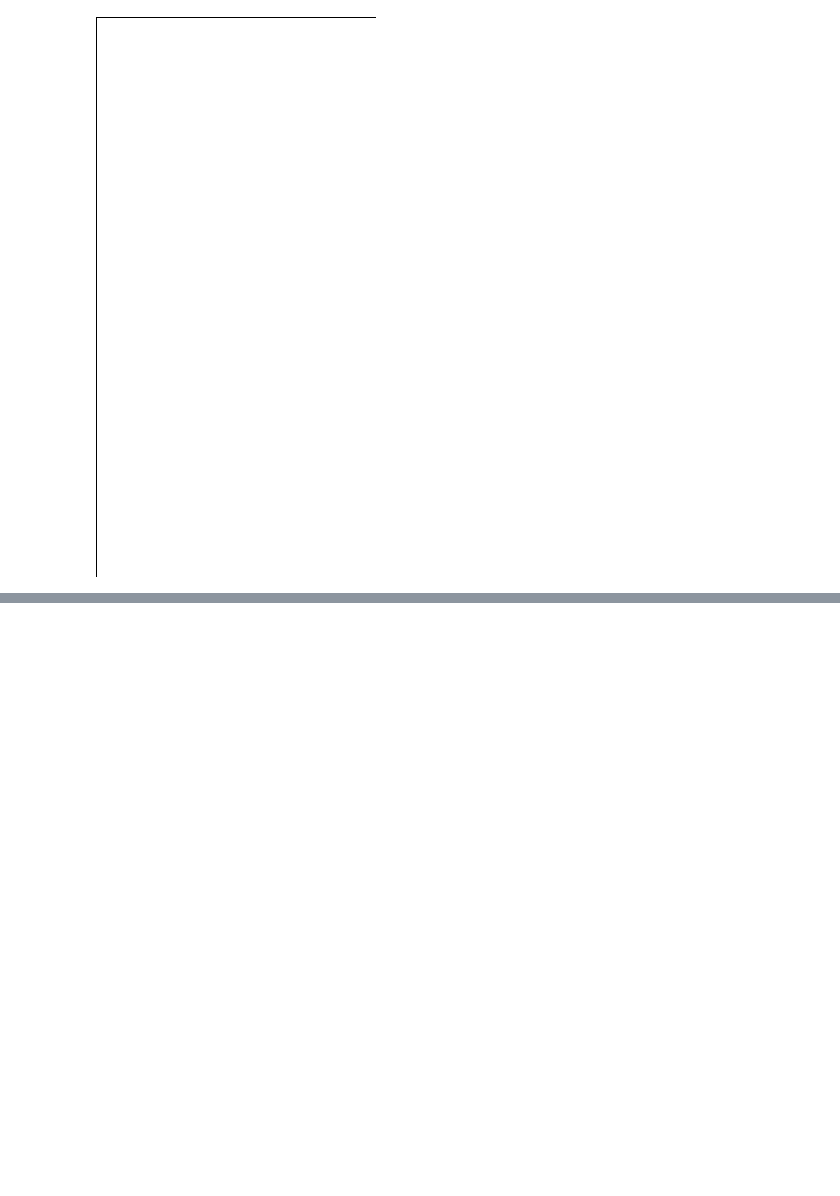
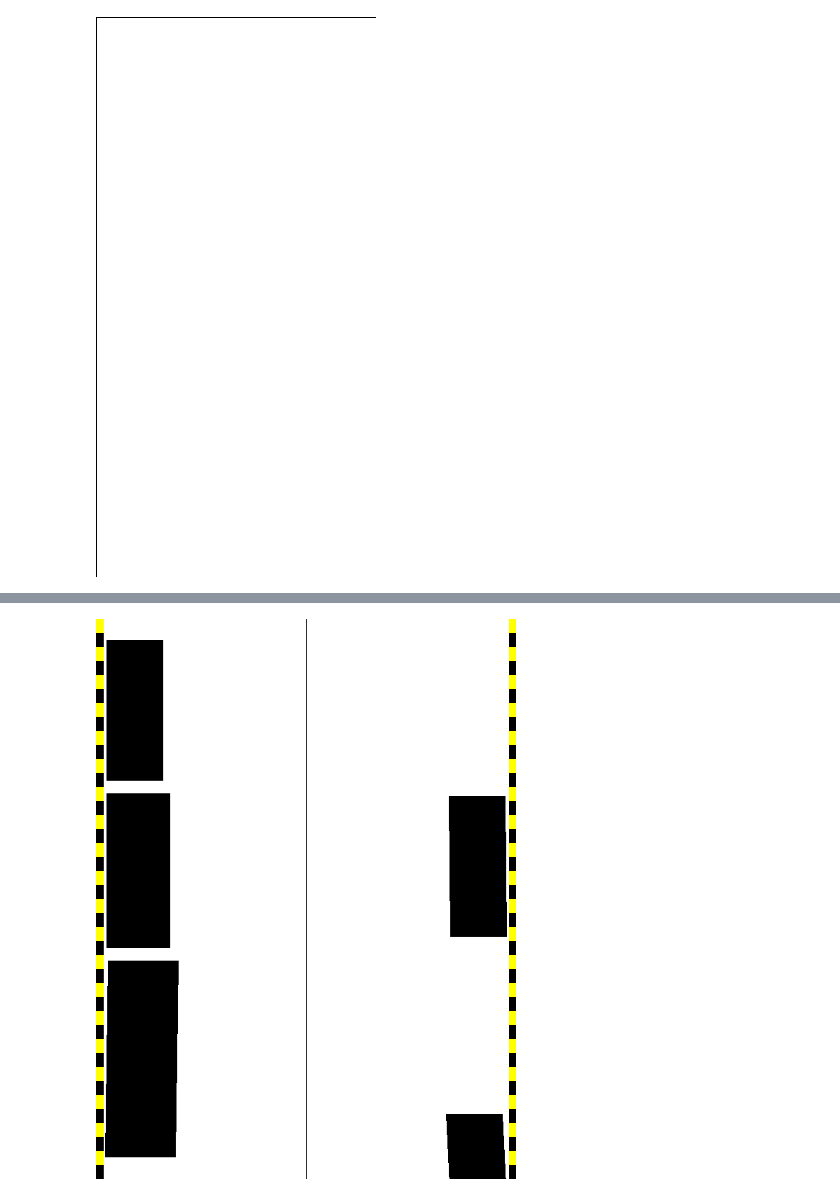
Before and after one commit to Hydra-Bolt/ParkingScenarioGenerator, a Jupyter notebook: experimenting.ipynb, the cells around one changed output, grey strips where cells are left out. Drawn from its saved outputs; the diff is of its cells as text; code cells hidden in the pictures; blank space fills up the shorter version.

```diff
--- a/experimenting.ipynb
+++ b/experimenting.ipynb
@@ -116,0 +160,95 @@ street.save('street.png')
+# %%
+from PIL import Image, ImageDraw
+
+# Constants for the curb
+PROTRUDE = 10  # Width of the curb
+CURB_SEGMENT_HEIGHT = 20  # Height of each yellow/black curb segment
+CAR_LENGTH = 100
+VEHICLES = {"car": (80, 200), "jeep": (90, 220), "truck": (100, 280)}
+
+def createCurbs(draw, streetWidth, streetHeight, curbWidth, segmentHeight, colors=("yellow", "black")):
+    current_y = 0
+    color_index = 0
+
+    # Draw alternating segments on the left curb
+    while current_y < streetHeight:
+        draw.rectangle(
+            (0, current_y, curbWidth, min(current_y + segmentHeight, streetHeight)),
+            fill=colors[color_index]
+        )
+        color_index = (color_index + 1) % 2  # Alternate between colors
+        current_y += segmentHeight
+
+    # Reset variables for the right curb
+    current_y = 0
+    color_index = 0
+
+    # Draw alternating segments on the right curb
+    while current_y < streetHeight:
+        draw.rectangle(
+            (streetWidth - curbWidth, current_y, streetWidth, min(current_y + segmentHeight, streetHeight)),
+            fill=colors[color_index]
+        )
+        color_index = (color_index + 1) % 2  # Alternate between colors
+        current_y += segmentHeight
+
+def fillLane(image, draw, lane, traffic, vehicles):
+    current_y = 30
+    while current_y < image.height:
+        psNoise = random.randint(0, 40)
+        if traffic > random.random():
+            vehicle = random.choice(list(vehicles.keys()))
+            vw, vh = vehicles[vehicle][0], vehicles[vehicle][1]
+            paNoise = random.randint(0, 5)
+            if lane == "left":
+
+                draw.polygon(
+                    [
+                        (PROTUDE + 5 + paNoise, current_y),
+                        (PROTUDE + 5 + paNoise + vw, current_y),
+                        (PROTUDE + 5 - paNoise + vw, current_y + vh),
+                        (PROTUDE + 5 - paNoise, current_y + vh),
+                    ],
+                    fill="black",
+                )
+            else:
+                draw.polygon(
+                    [
+                        (image.width - (PROTUDE + 5 + vw + paNoise), current_y),
+                        (image.width - (PROTUDE + 5 + paNoise), current_y),
+                        (image.width - (PROTUDE + 5 - paNoise), current_y + vh),
+                        (image.width - (PROTUDE + 5 + vw - paNoise), current_y + vh),
+                    ],
+                    fill="black",
+                )
+
+
+            current_y += vh + 5 + psNoise
+        else:
+            current_y += CAR_LENGTH + psNoise
+
+def createStreet(streetWidth, streetHeight, traffic, vehicles):
+    image = Image.new("RGB", (streetWidth, streetHeight), color="white")
+    draw = ImageDraw.Draw(image)
+
+    # Draw the curbs with alternating yellow and black
+    createCurbs(draw, streetWidth, streetHeight, PROTRUDE, CURB_SEGMENT_HEIGHT)
+
+    # Draw the middle lane marking
+    draw.line((streetWidth // 2, 0, streetWidth // 2, streetHeight), fill="black")
+
+    # Fill left lane
+    fillLane(image, draw, "left", traffic, vehicles)
+    # Fill right lane
+    fillLane(image, draw, "right", traffic, vehicles)
+
+    return image
+
+# Example usage
+streetWidth = 600
+streetHeight = 800
+
+street_image = createStreet(streetWidth, streetHeight, 0.7, VEHICLES)
+street_image
+# %% [output]
+[figure, added]
```
Also changed, not shown: parts of 3 cells of this notebook, 2 other files.
